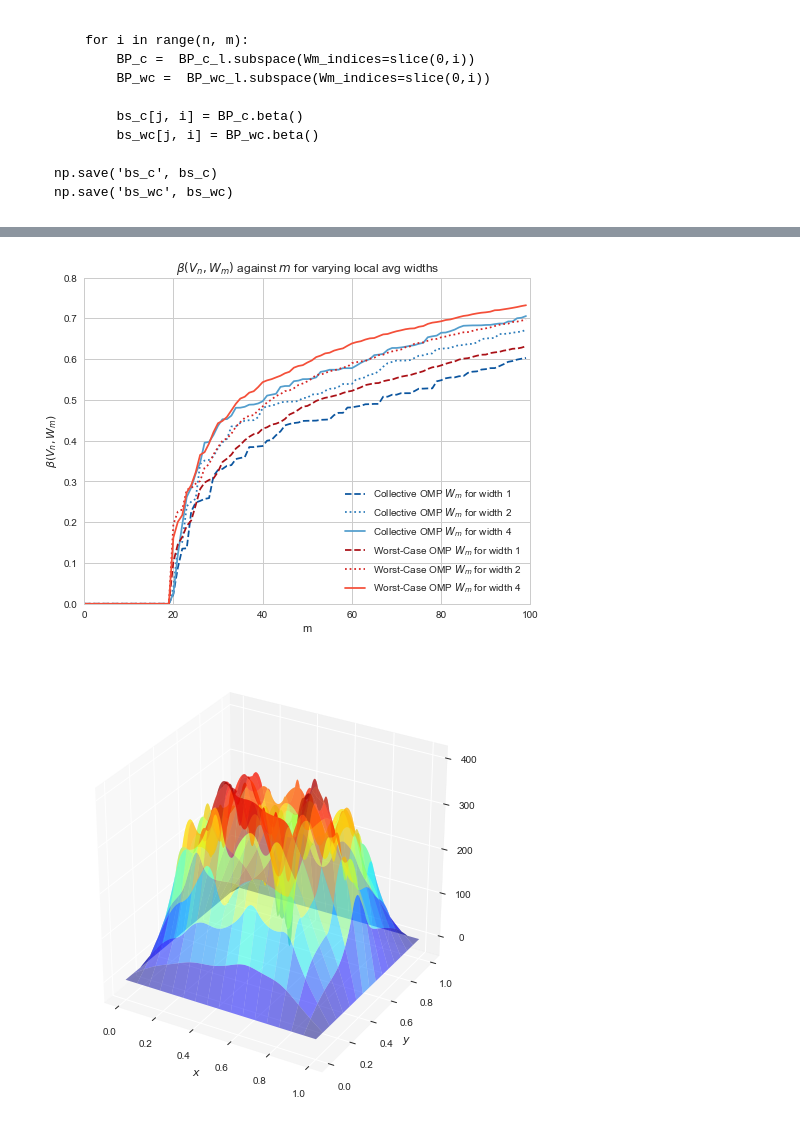
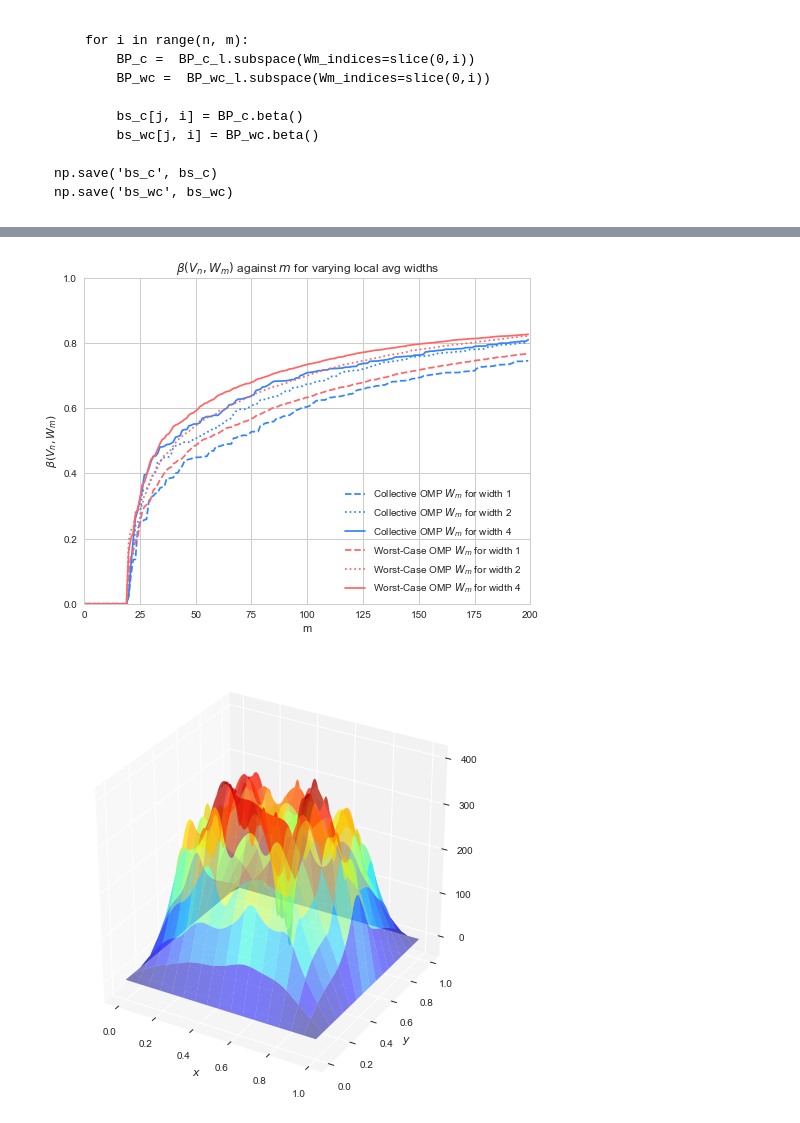
Before and after one commit to james-nichols/pyApproxTools, a Jupyter notebook: notebooks/omp/04_2d_PW_OMP.ipynb, the cells around one changed output, grey strips where cells are left out. Drawn from its saved outputs; the diff is of its cells as text; code cells hidden in the pictures.

```diff
--- a/notebooks/omp/04_2d_PW_OMP.ipynb
+++ b/notebooks/omp/04_2d_PW_OMP.ipynb
@@ -91,7 +91,6 @@ fem_div = 7
 field_div = 2
 
 n = 20
-m = 100
 
 widths = [2**i for i in range(fem_div-3)]
 
@@ -99,6 +98,8 @@ widths = [2**i for i in range(fem_div-3)]
 bs_c = np.load('../scripts/bs_c.npy')
 bs_wc = np.load('../scripts/bs_wc.npy')
 
+m = bs_c.shape[1]
+
 Wms_c = []
 Wms_wc = []
 for width in widths:
@@ -131,29 +132,32 @@ max 8 Coll: 2.46791940571 WC: 1.7794035062
 # %%
 sns.set_style('whitegrid')
 line_style = ['--', ':', '-', '-', '-.']
 pals = [ 'Blues_r', 'Reds_r', 'Greens_r', 'Purples_r']
+
+bl = (51/255, 133/255, 255/255)
+re = (255/255, 102/255, 102/255)
 
 axs = []
 
 fig = plt.figure(figsize=(8, 6))
 ax = fig.add_subplot(1, 1, 1, title=r'$\beta(V_n, W_m)$ against $m$ for varying local avg widths')#, title=r'$\beta(V_n, W_m)$ against $m$ for various $n$')
 
 sns.set_palette(pals[0])
 cp = sns.color_palette()
 for i, width in enumerate(widths[:-1]):
-    plt.plot(range(m), bs_c[i, :], line_style[i], label=r'Collective OMP $W_m$ for width {0}'.format(width), color=cp[i])
+    plt.plot(range(m), bs_c[i, :], line_style[i], label=r'Collective OMP $W_m$ for width {0}'.format(width), color=bl)#cp[i])
 
 sns.set_palette(pals[1])
 cp = sns.color_palette()
 for i, width in enumerate(widths[:-1]):
-    plt.plot(range(m), bs_wc[i, :], line_style[i], label=r'Worst-Case OMP $W_m$ for width {0}'.format(width), color=cp[i])
+    plt.plot(range(m), bs_wc[i, :], line_style[i], label=r'Worst-Case OMP $W_m$ for width {0}'.format(width), color=re)#cp[i])
 
-ax.set(xlabel='m', ylabel=r'$\beta(V_n, W_m)$', xlim=[0,100], ylim=[0,0.8])#r'$m$', ylabel=r'$\beta(V_n, W_m)$')
+ax.set(xlabel='m', ylabel=r'$\beta(V_n, W_m)$', xlim=[0,200], ylim=[0,1])#r'$m$', ylabel=r'$\beta(V_n, W_m)$')
 plt.legend(loc=4)
 plt.savefig('2D_COMP_vs_WCOMP_loc_avg.pdf')
 plt.show()
 # %% [output]
-[figure, old version]
+[figure, new version]
 # %%
 v = Wm_wc.vecs[0]
 for w in Wm_wc.vecs[1:]:
```
Also changed, not shown: parts of 1 cell of this notebook.
